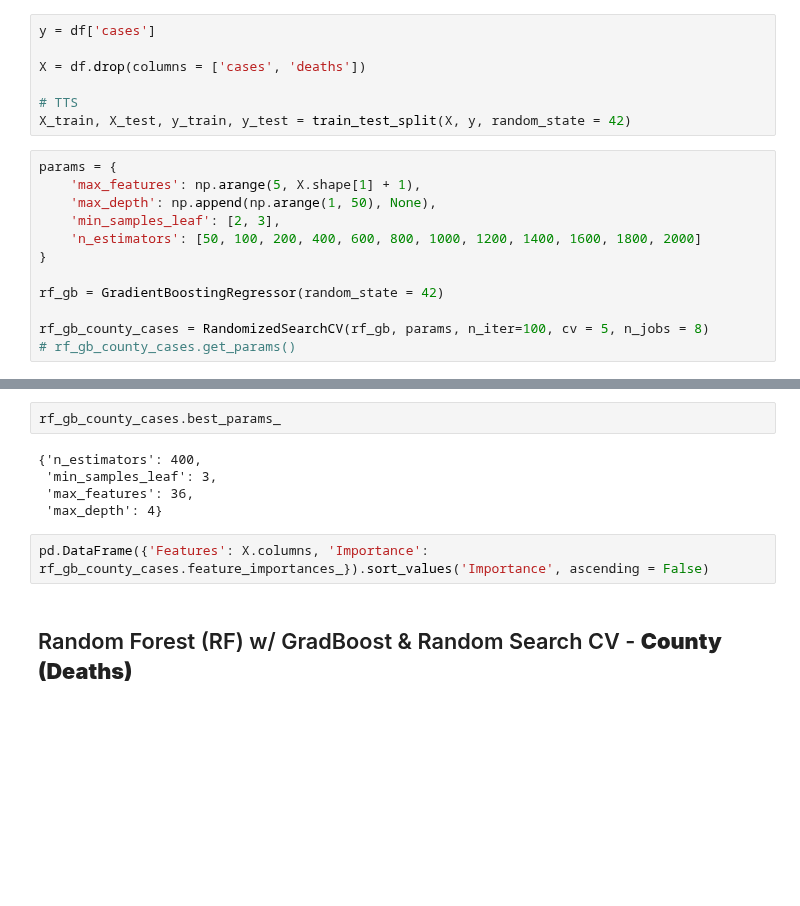
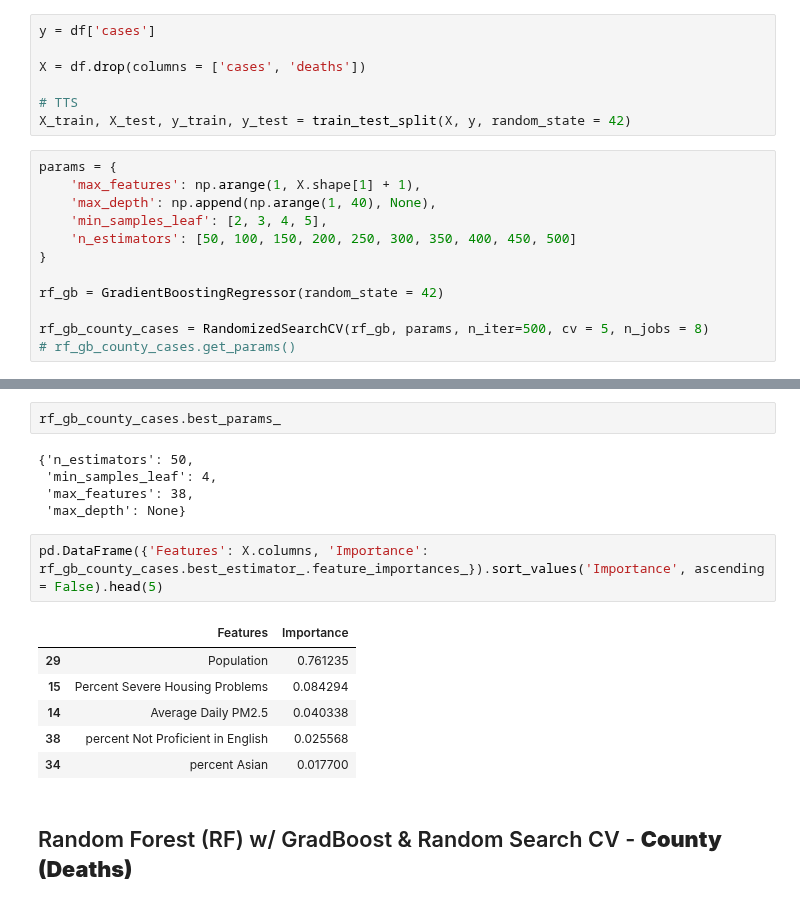
Before and after one commit to rafirahman27/Preparing_for_the_next_Pandemic, a Jupyter notebook: JG_Models.ipynb, the cells around one changed output, grey strips where cells are left out. Drawn from its saved outputs; the diff is of its cells as text; blank space fills up the shorter version.

```diff
--- a/JG_Models.ipynb
+++ b/JG_Models.ipynb
@@ -306,15 +306,15 @@ X = df.drop(columns = ['cases', 'deaths'])
 X_train, X_test, y_train, y_test = train_test_split(X, y, random_state = 42)
 # %%
 params = {
-    'max_features': np.arange(5, X.shape[1] + 1),
-    'max_depth': np.append(np.arange(1, 50), None),
-    'min_samples_leaf': [2, 3],
-    'n_estimators': [50, 100, 200, 400, 600, 800, 1000, 1200, 1400, 1600, 1800, 2000]
+    'max_features': np.arange(1, X.shape[1] + 1),
+    'max_depth': np.append(np.arange(1, 40), None),
+    'min_samples_leaf': [2, 3, 4, 5],
+    'n_estimators': [50, 100, 150, 200, 250, 300, 350, 400, 450, 500]
 }
 
 rf_gb = GradientBoostingRegressor(random_state = 42)
 
-rf_gb_county_cases = RandomizedSearchCV(rf_gb, params, n_iter=100, cv = 5, n_jobs = 8)
+rf_gb_county_cases = RandomizedSearchCV(rf_gb, params, n_iter=500, cv = 5, n_jobs = 8)
 # rf_gb_county_cases.get_params()
 # %%
 %%time
@@ -344,12 +343,19 @@ Test Score: 0.9089670660992167
 # %%
 rf_gb_county_cases.best_params_
 # %% [output]
-{'n_estimators': 400,
- 'min_samples_leaf': 3,
- 'max_features': 36,
- 'max_depth': 4}
+{'n_estimators': 50,
+ 'min_samples_leaf': 4,
+ 'max_features': 38,
+ 'max_depth': None}
 # %%
-pd.DataFrame({'Features': X.columns, 'Importance': rf_gb_county_cases.feature_importances_}).sort_values('Importance', ascending = False)
+pd.DataFrame({'Features': X.columns, 'Importance': rf_gb_county_cases.best_estimator_.feature_importances_}).sort_values('Importance', ascending = False).head(5)
+# %% [output]
+|  | Features | Importance |
+| 29 | Population | 0.761235 |
+| 15 | Percent Severe Housing Problems | 0.084294 |
+| 14 | Average Daily PM2.5 | 0.040338 |
+| 38 | percent Not Proficient in English | 0.025568 |
+| 34 | percent Asian | 0.017700 |
 # %% [markdown]
 ## Random Forest (RF) w/ GradBoost & Random Search CV - **County (Deaths)**
 # %%
```
Also changed, not shown: parts of 7 cells of this notebook, 2 other files.
